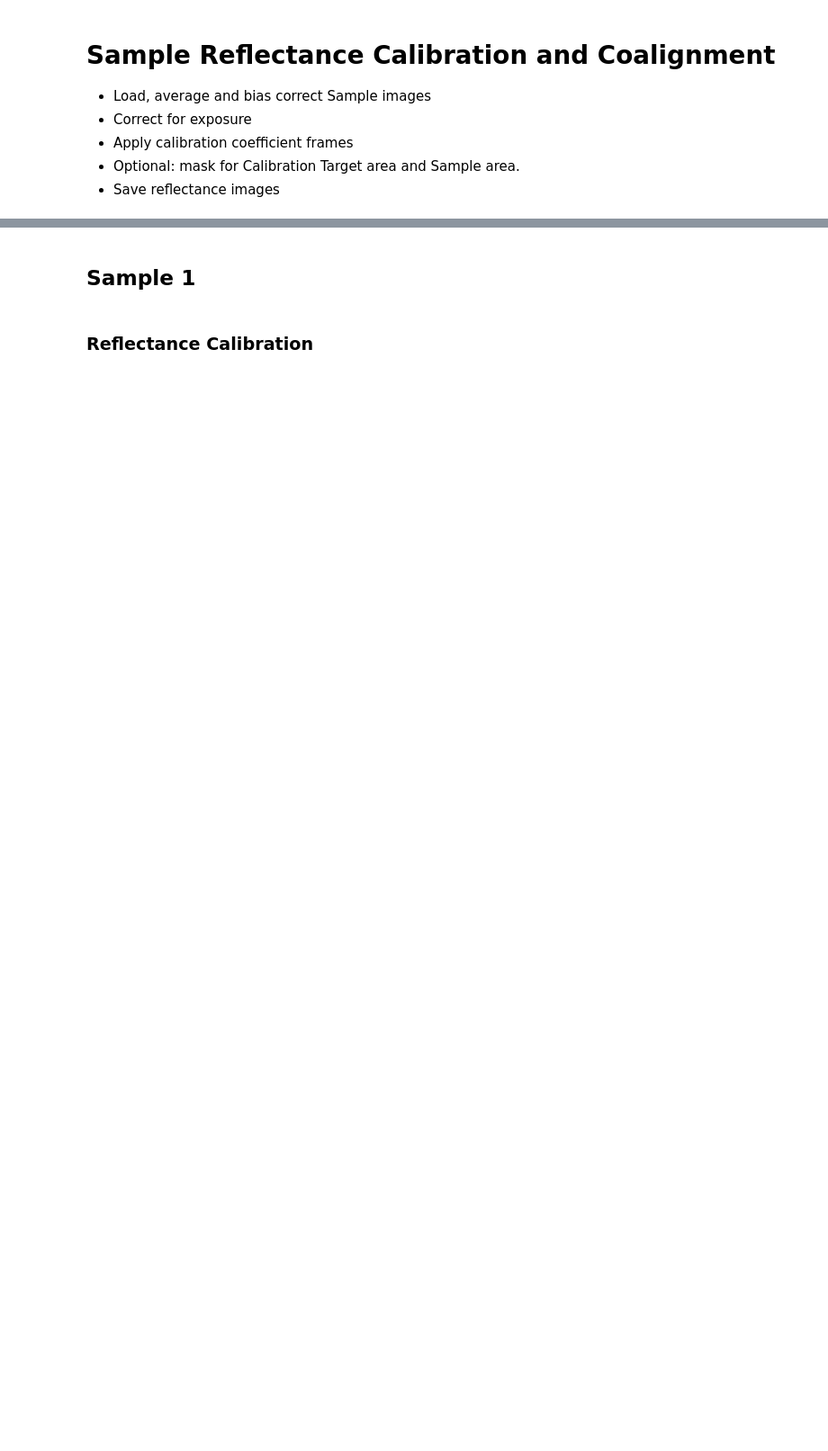
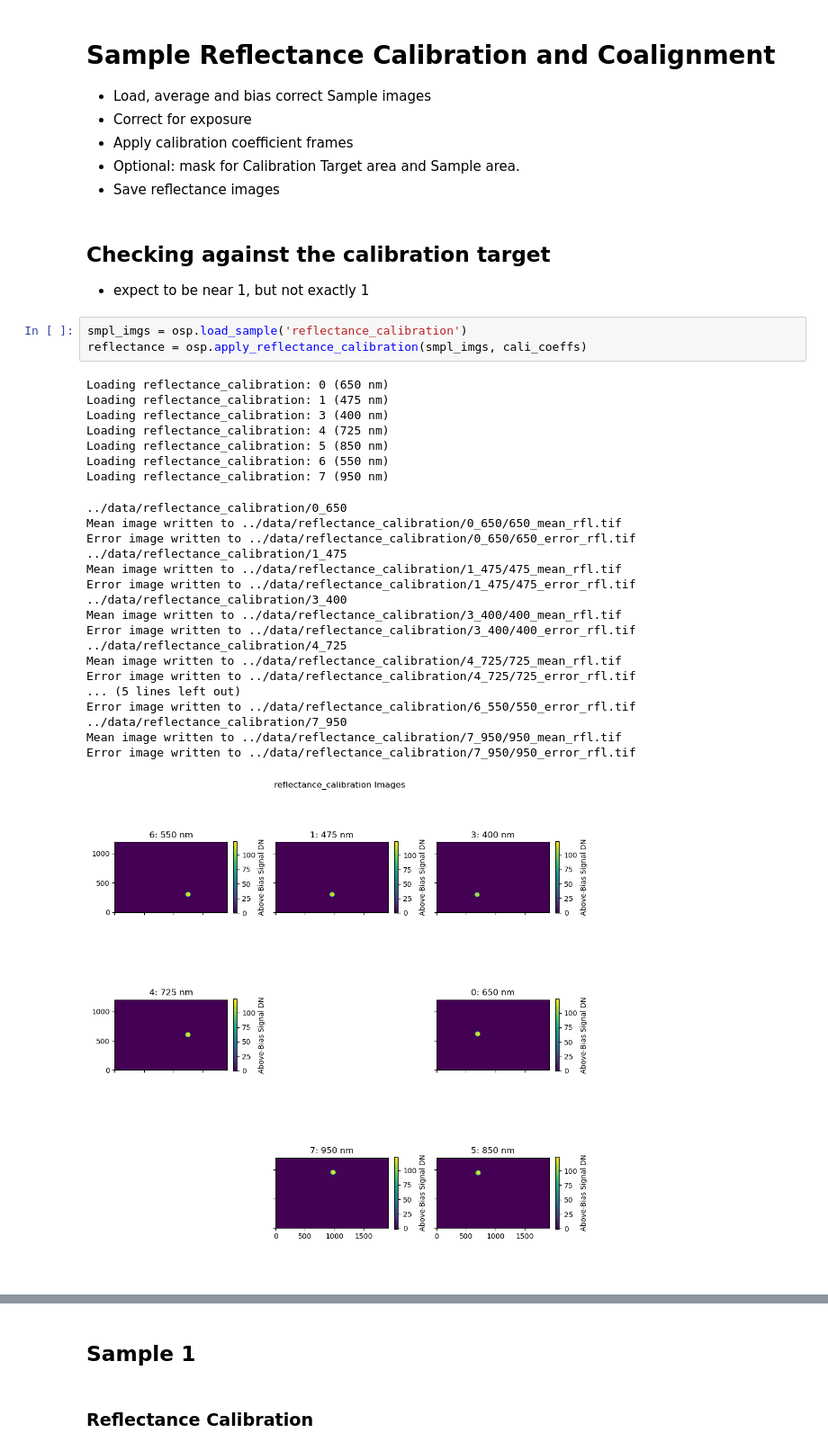
Before and after one commit to rbstabbins/orochi_simulator_control, a Jupyter notebook: notebooks/image_processing_26042023.ipynb, the cells around one changed output, grey strips where cells are left out. Shown at 90% size. Saved outputs shown, nothing was run; the diff lists cells and outputs as text; blank space fills up the shorter version.

```diff
--- a/notebooks/image_processing_26042023.ipynb
+++ b/notebooks/image_processing_26042023.ipynb
@@ -219,3 +129,36 @@ Calibrating Homography for: 7 (950.0 nm)
 - Apply calibration coefficient frames
 - Optional: mask for Calibration Target area and Sample area.
 - Save reflectance images
+# %% [markdown]
+## Checking against the calibration target
+
+- expect to be near 1, but not exactly 1
+# %%
+smpl_imgs = osp.load_sample('reflectance_calibration')
+reflectance = osp.apply_reflectance_calibration(smpl_imgs, cali_coeffs)
+# %% [output]
+Loading reflectance_calibration: 0 (650 nm)
+Loading reflectance_calibration: 1 (475 nm)
+Loading reflectance_calibration: 3 (400 nm)
+Loading reflectance_calibration: 4 (725 nm)
+Loading reflectance_calibration: 5 (850 nm)
+Loading reflectance_calibration: 6 (550 nm)
+Loading reflectance_calibration: 7 (950 nm)
+../data/reflectance_calibration/0_650
+Mean image written to ../data/reflectance_calibration/0_650/650_mean_rfl.tif
+Error image written to ../data/reflectance_calibration/0_650/650_error_rfl.tif
+../data/reflectance_calibration/1_475
+Mean image written to ../data/reflectance_calibration/1_475/475_mean_rfl.tif
+Error image written to ../data/reflectance_calibration/1_475/475_error_rfl.tif
+../data/reflectance_calibration/3_400
+Mean image written to ../data/reflectance_calibration/3_400/400_mean_rfl.tif
+Error image written to ../data/reflectance_calibration/3_400/400_error_rfl.tif
+../data/reflectance_calibration/4_725
+Mean image written to ../data/reflectance_calibration/4_725/725_mean_rfl.tif
+Error image written to ../data/reflectance_calibration/4_725/725_error_rfl.tif
+... (5 lines left out)
+Error image written to ../data/reflectance_calibration/6_550/550_error_rfl.tif
+../data/reflectance_calibration/7_950
+Mean image written to ../data/reflectance_calibration/7_950/950_mean_rfl.tif
+Error image written to ../data/reflectance_calibration/7_950/950_error_rfl.tif
+[figure, added]
```
Also changed, not shown: parts of 41 cells of this notebook, 1 other file.
